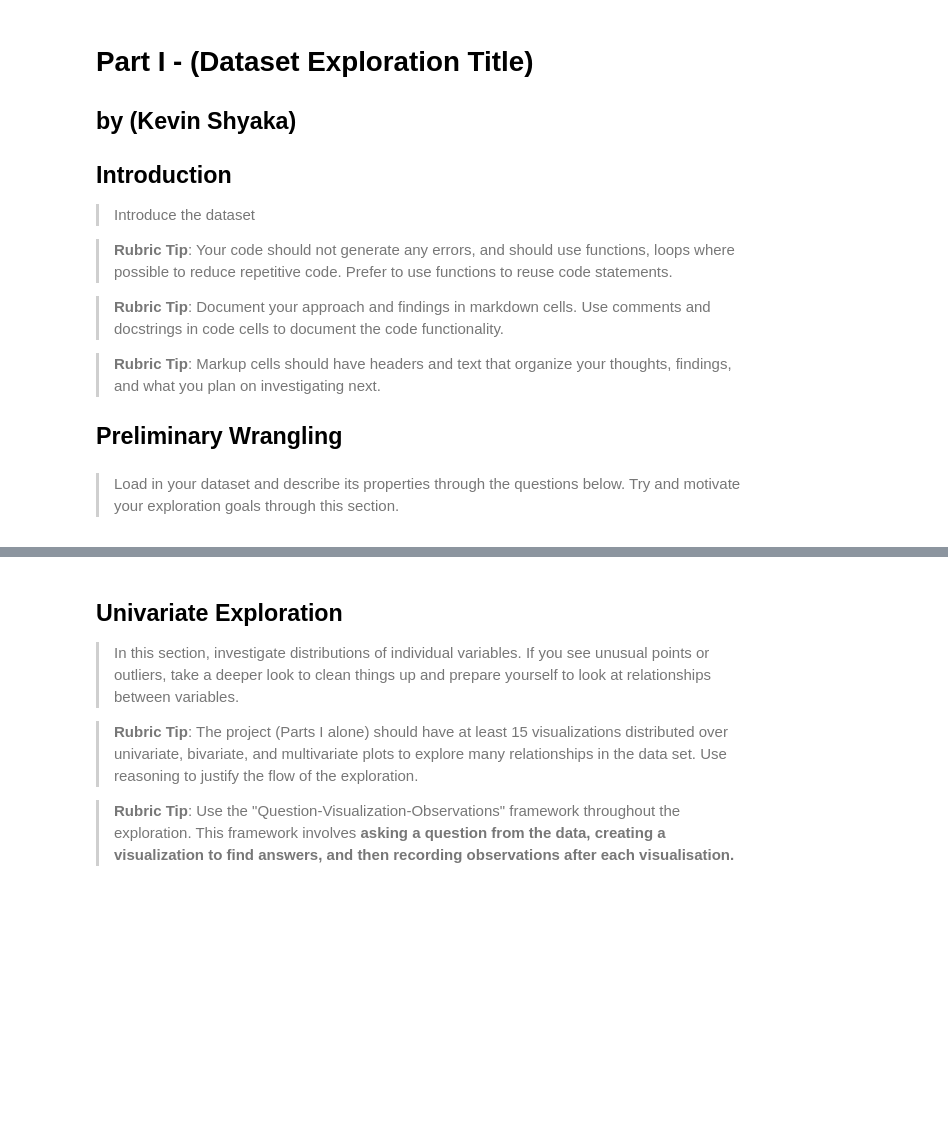
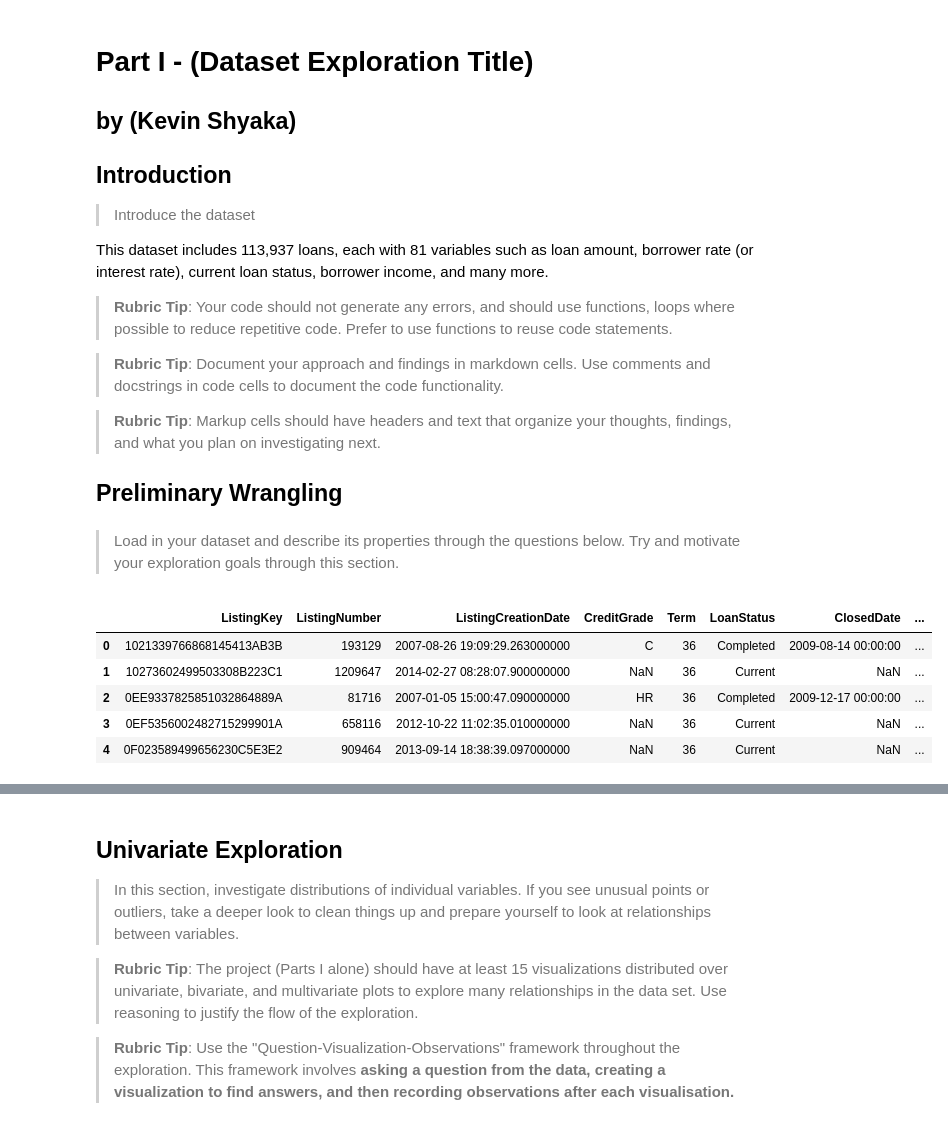
Before and after one commit to skevin-dev/communicate-data-findings, a Jupyter notebook: Notebooks/Part_I_exploration_data_analysis.ipynb, the cells around one changed output, grey strips where cells are left out. Saved outputs shown, nothing was run; the diff lists cells and outputs as text; code cells hidden in the pictures; blank space fills up the shorter version.

```diff
--- a/Notebooks/Part_I_exploration_data_analysis.ipynb
+++ b/Notebooks/Part_I_exploration_data_analysis.ipynb
@@ -4,6 +4,8 @@
 
 ## Introduction
 > Introduce the dataset
+
+This dataset includes 113,937 loans, each with 81 variables such as loan amount, borrower rate (or interest rate), current loan status, borrower income, and many more.
 
 >**Rubric Tip**: Your code should not generate any errors, and should use functions, loops where possible to reduce repetitive code. Prefer to use functions to reuse code statements.
 
@@ -26,0 +31,11 @@ import seaborn as sb
+# %%
+#### first columns of the data
+pd.set_option('display.max_columns', None)
+df.head()
+# %% [output]
+|  | ListingKey | ListingNumber | ListingCreationDate | CreditGrade | Term | LoanStatus | ClosedDate | ... |
+| 0 | 1021339766868145413AB3B | 193129 | 2007-08-26 19:09:29.263000000 | C | 36 | Completed | 2009-08-14 00:00:00 | ... |
+| 1 | 10273602499503308B223C1 | 1209647 | 2014-02-27 08:28:07.900000000 | NaN | 36 | Current | NaN | ... |
+| 2 | 0EE9337825851032864889A | 81716 | 2007-01-05 15:00:47.090000000 | HR | 36 | Completed | 2009-12-17 00:00:00 | ... |
+| 3 | 0EF5356002482715299901A | 658116 | 2012-10-22 11:02:35.010000000 | NaN | 36 | Current | NaN | ... |
+| 4 | 0F023589499656230C5E3E2 | 909464 | 2013-09-14 18:38:39.097000000 | NaN | 36 | Current | NaN | ... |
```
Also changed, not shown: parts of 7 cells of this notebook.
